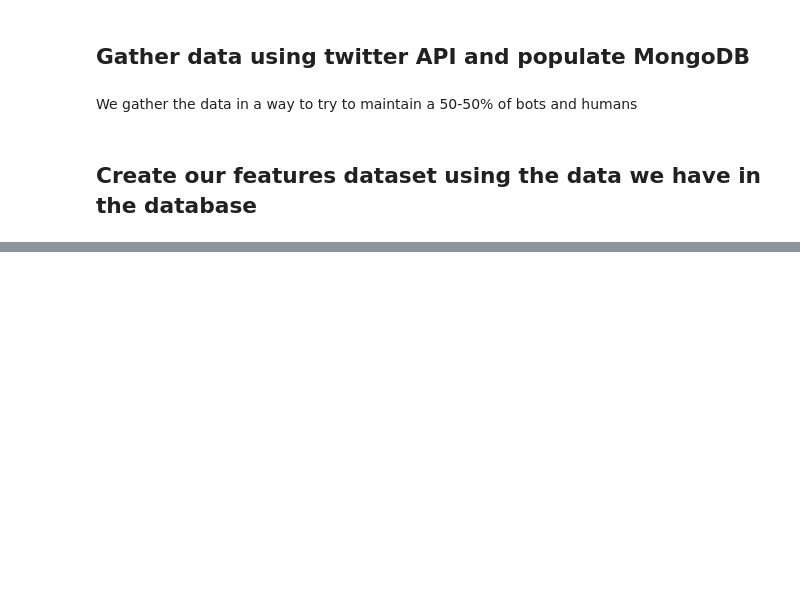
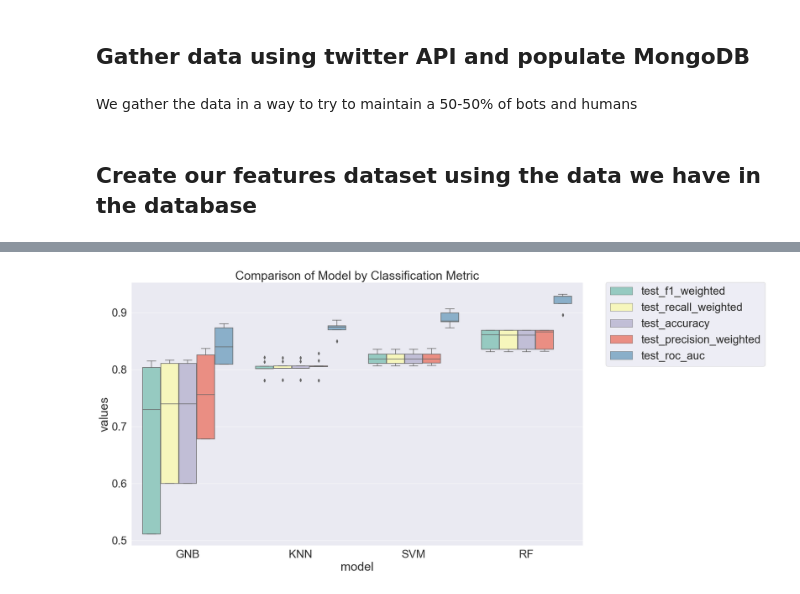
Before and after one commit to MnAppsNet/Twitter-Bot-Detection, a Jupyter notebook: Twitter Bot Detection.ipynb, the cells around one changed output, grey strips where cells are left out. Cells and saved outputs as stored; diff of their text form; code cells hidden in the pictures; blank space fills up the shorter version.

```diff
--- a/Twitter Bot Detection.ipynb
+++ b/Twitter Bot Detection.ipynb
@@ -40,2 +54,0 @@ pprint(dataset.head())
-# %%
-models = ml.trainModels(dataset)
@@ -41,0 +57,6 @@ models = ml.trainModels(dataset)
+# %%
+results = ml.trainModels(dataset)
+for result in results:
+    print('Model : ' + result['name'])
+    pprint(result['metrics'])
+    print('-----')
@@ -41,0 +81,4 @@ models = ml.trainModels(dataset)
+# %%
+ml.modelComparison(results)
+# %% [output]
+[figure, added]
```
Also changed, not shown: parts of 5 cells of this notebook, 2 other files.
